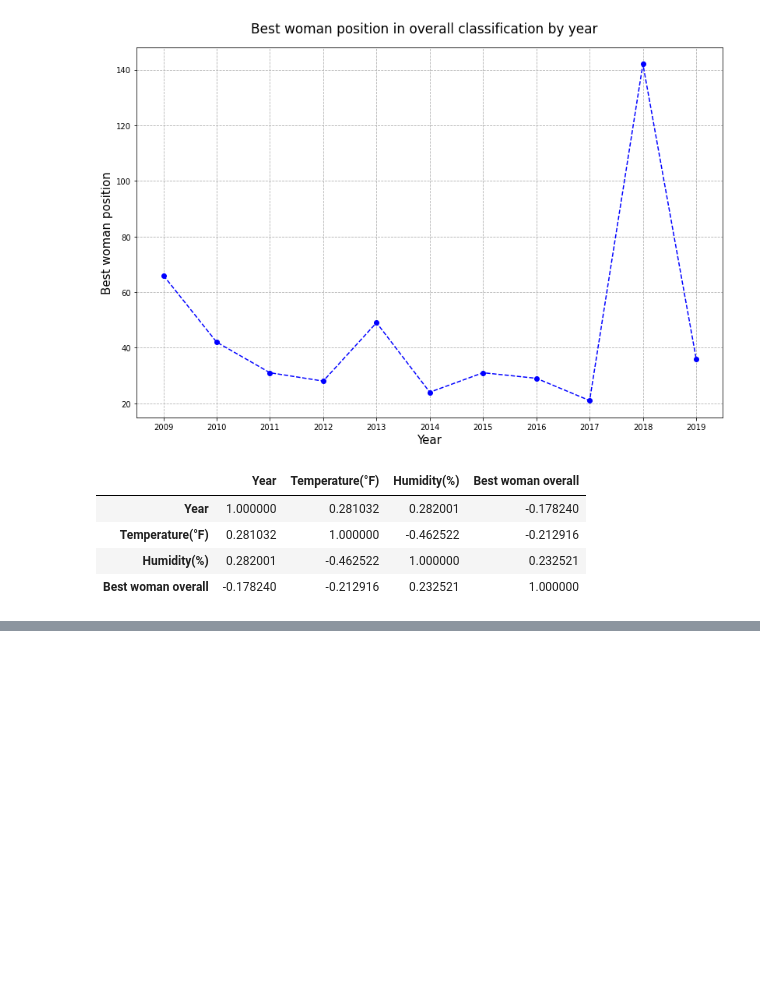
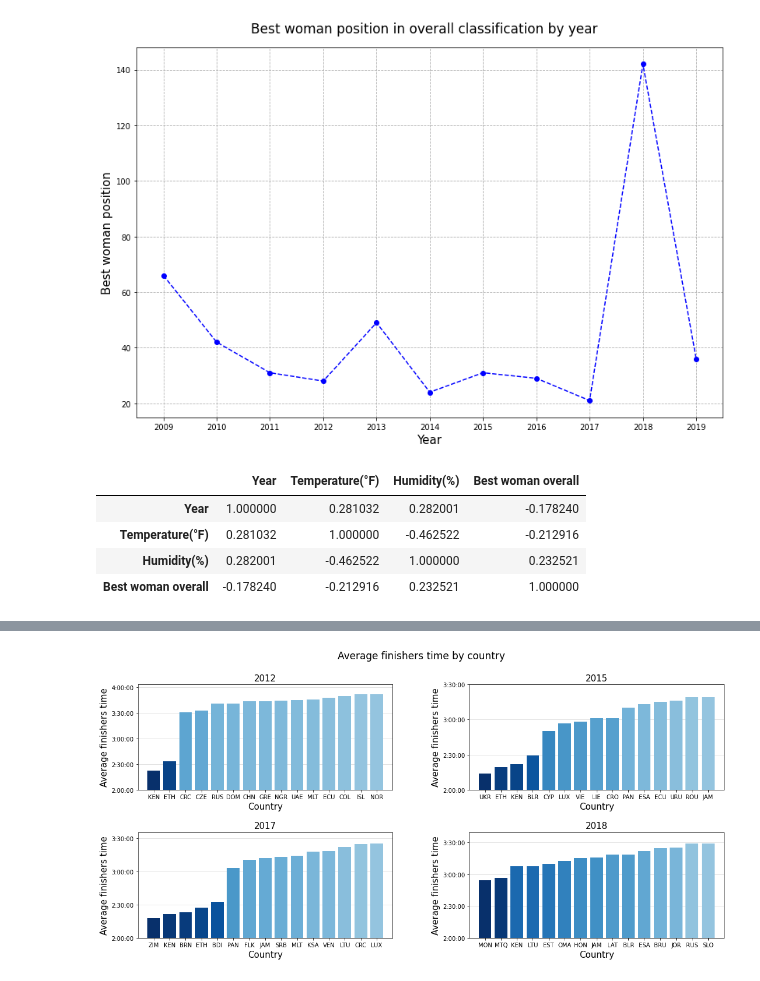
Before and after one commit to tadeq/Boston-marathon-data-analysis, a Jupyter notebook: data_analysis.ipynb, the cells around one changed output, grey strips where cells are left out. Cells and saved outputs as stored; diff of their text form; code cells hidden in the pictures; blank space fills up the shorter version.

```diff
--- a/data_analysis.ipynb
+++ b/data_analysis.ipynb
@@ -578,0 +594,42 @@ weather_by_year.corr()
+# %%
+results_sec_by_year = {year : results.copy(deep=True) for year, results in results_by_year.items()}
+for results in results_sec_by_year.values():
+    results['Official Time']=results['Official Time'].apply(timestamp_to_seconds)
+# %%
+fig = plt.figure()
+fig.set_size_inches(18,8)
+fig.suptitle('Average finishers time by country', fontsize=17)
+fig.subplots_adjust(hspace=0.4, wspace=0.3)
+for index, year in enumerate([2012, 2015, 2017, 2018]):
+    country_mean_times = results_sec_by_year[year].groupby('Country')['Official Time'].mean().sort_values().head(15).to_dict()
+    ax = fig.add_subplot(2, 2, index+1)
+    ax.set_axisbelow(True)
+    ax.set_title(year, fontsize=15)
+    plt.grid(linestyle='-', axis='y', color='#dddddd')
+    blues = plt.get_cmap('Blues')
+    min_value = min(country_mean_times.values())
+    max_value = max(country_mean_times.values())
+    for key, value in country_mean_times.items():
+        color_index = - ((value - min_value) / (max_value - min_value) * 0.6 - 0.3)
+        ax.bar(key, value, color = blues(0.7 + color_index))
+    ax.set_xlabel('Country', fontsize=15)
+    ax.set_ylabel('Average finishers time', fontsize=15)
+    ax.set_xticks(list(country_mean_times.keys()))
+    ax.set_xticklabels(list(country_mean_times.keys()))
+
+    bottom_sec = timestamp_to_seconds('2:00:00')
+    plt.draw()
+    y_labels = [label.get_text() for label in ax.get_yticklabels()]
+    ax.set_ylim(bottom=bottom_sec)
+    y_labels_range = np.arange(bottom_sec, int(y_labels[-1]), 1800)
+    ax.set_yticks(y_labels_range)
+    y_labels = [seconds_to_timestamp(label) for label in y_labels_range]
+    ax.set_yticklabels(y_labels)
+    if type(list(country_mean_times.keys())[0])==int:
+        plt.xlim(sorted(country_mean_times.keys())[0] - 1, sorted(country_mean_times.keys())[-1] + 1)
+    elif type(list(country_mean_times.keys())[0])==str:
+        plt.xlim(-1,len(country_mean_times.keys()))
+
+plt.savefig('img/avg_time_rainy_and_hot_years.png')
+# %% [output]
+[figure, added]
```
Also changed, not shown: parts of 7 cells of this notebook.
